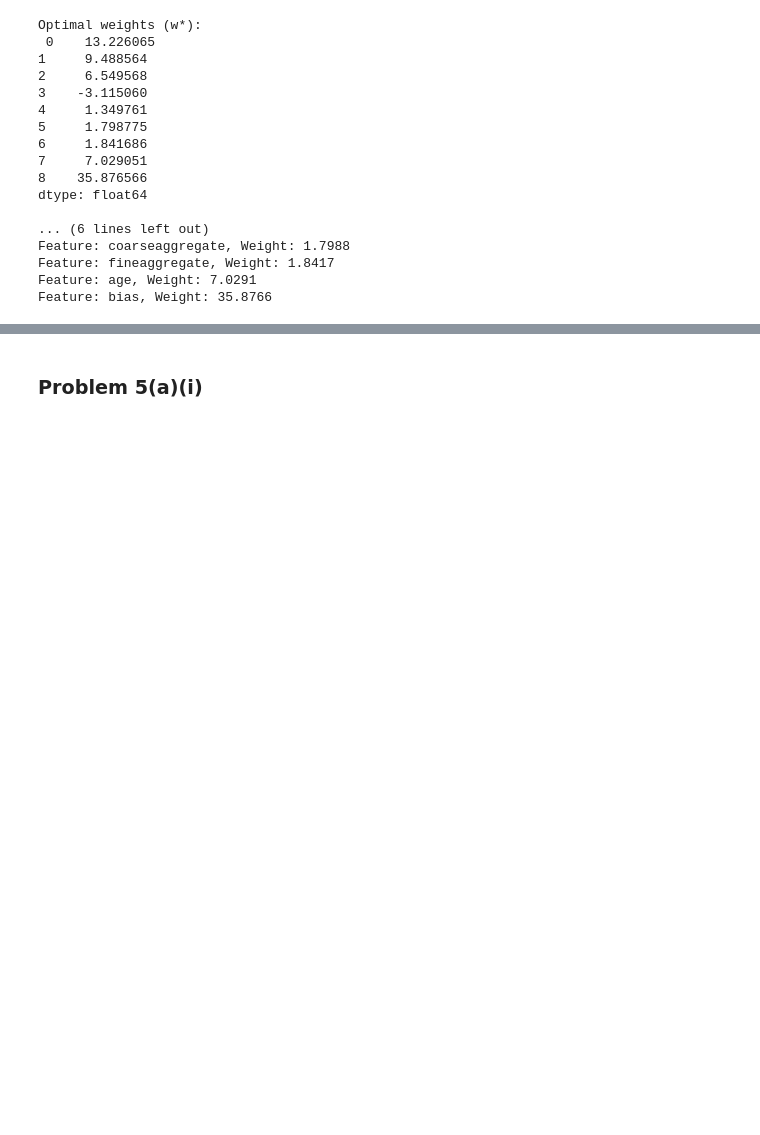
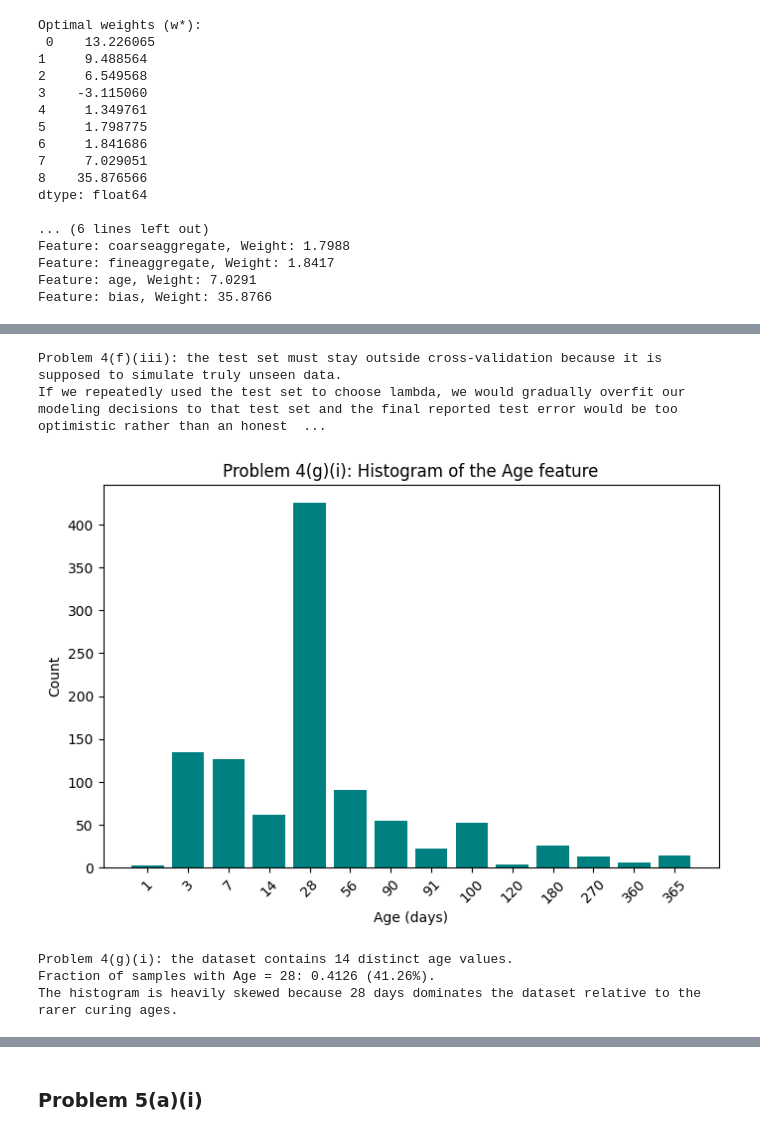
Before and after one commit to sonirohan/intro-ml, a Jupyter notebook: hw1/problem5.ipynb, the cells around one changed output, grey strips where cells are left out. Drawn from its saved outputs; the diff is of its cells as text; code cells hidden in the pictures; blank space fills up the shorter version.

```diff
--- a/hw1/problem5.ipynb
+++ b/hw1/problem5.ipynb
@@ -306,0 +530,28 @@ LinAlgError: Singular matrix
+# %%
+# Problem 4(f)(iii)
+print("Problem 4(f)(iii): the test set must stay outside cross-validation because it is supposed to simulate truly unseen data.")
+print("If we repeatedly used the test set to choose lambda, we would gradually overfit our modeling decisions to that test set and the final reported test error would be too optimistic rather than an honest estimate of generalization.")
+# %% [output]
+Problem 4(f)(iii): the test set must stay outside cross-validation because it is supposed to simulate truly unseen data.
+If we repeatedly used the test set to choose lambda, we would gradually overfit our modeling decisions to that test set and the final reported test error would be too optimistic rather than an honest  ...
+# %%
+# Problem 4(g)(i)
+age_counts_q4 = data["age"].value_counts().sort_index()
+age_fraction_28_q4 = (data["age"] == 28).mean()
+
+plt.figure(figsize=(8, 5))
+plt.bar(age_counts_q4.index.astype(str), age_counts_q4.values, color="teal")
+plt.xlabel("Age (days)")
+plt.ylabel("Count")
+plt.title("Problem 4(g)(i): Histogram of the Age feature")
+plt.xticks(rotation=45)
+plt.show()
+
+print(f"Problem 4(g)(i): the dataset contains {age_counts_q4.shape[0]} distinct age values.")
+print(f"Fraction of samples with Age = 28: {age_fraction_28_q4:.4f} ({age_fraction_28_q4 * 100:.2f}%).")
+print("The histogram is heavily skewed because 28 days dominates the dataset relative to the rarer curing ages.")
+# %% [output]
+[figure, added]
+Problem 4(g)(i): the dataset contains 14 distinct age values.
+Fraction of samples with Age = 28: 0.4126 (41.26%).
+The histogram is heavily skewed because 28 days dominates the dataset relative to the rarer curing ages.
```
Also changed, not shown: parts of 37 cells of this notebook.
